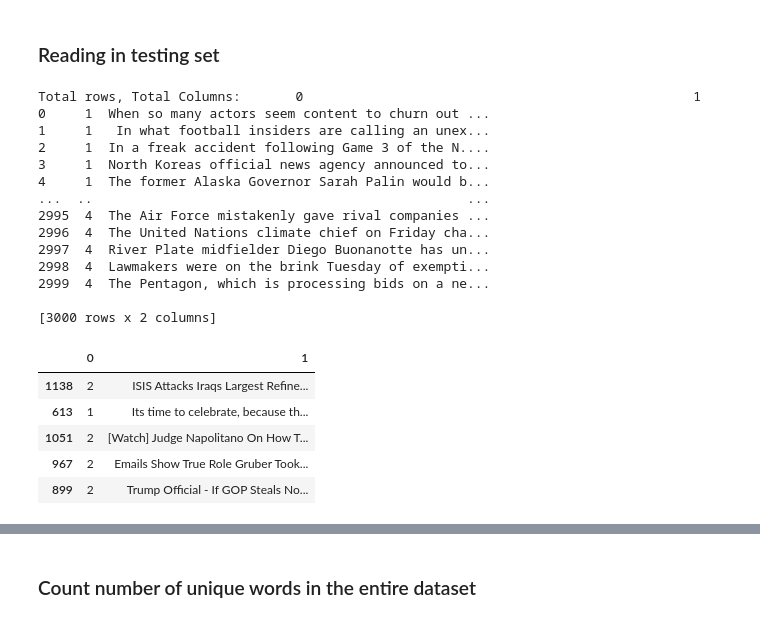
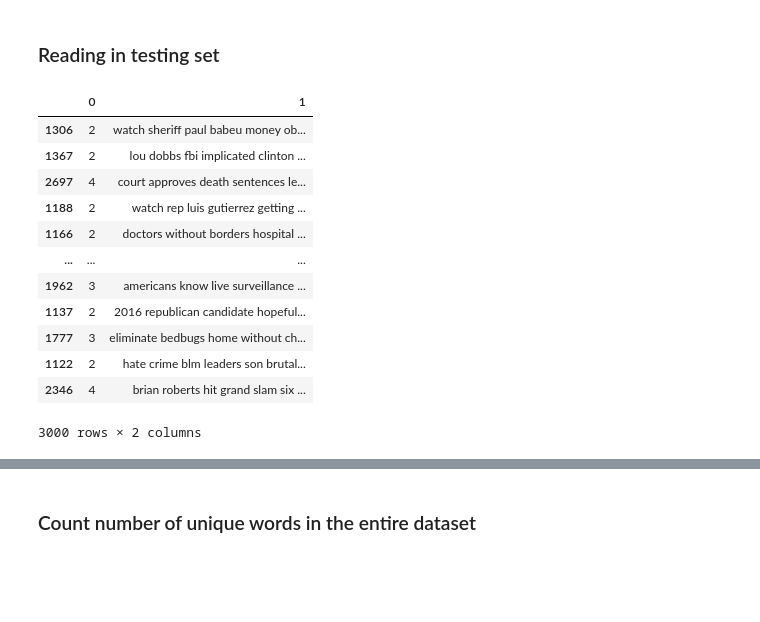
Before and after one commit to dojh111/CS4248-Project---Labelled-Unreliable-News, a Jupyter notebook: LSTM_Evaluation.ipynb, the cells around one changed output, grey strips where cells are left out. Cells and saved outputs as stored; diff of their text form; code cells hidden in the pictures; blank space fills up the shorter version.

```diff
--- a/LSTM_Evaluation.ipynb
+++ b/LSTM_Evaluation.ipynb
@@ -56,33 +56,26 @@ Reliable News: 9995
 Name: 0, dtype: int64
 # %% [markdown]
 ### Reading in testing set
-# %%
-test_df = pd.read_csv(test_path, header=None)
-
-# Samples, number of columns, 0 = labels, column 1 = text
-print('Total rows, Total Columns: ' + str(test_df))
-test_df.sample(5) # Random sample values to see
-# %% [output]
-Total rows, Total Columns:       0                                                  1
-0     1  When so many actors seem content to churn out ...
-1     1   In what football insiders are calling an unex...
-2     1  In a freak accident following Game 3 of the N....
-3     1  North Koreas official news agency announced to...
-4     1  The former Alaska Governor Sarah Palin would b...
-...  ..                                                ...
-2995  4  The Air Force mistakenly gave rival companies ...
-2996  4  The United Nations climate chief on Friday cha...
-2997  4  River Plate midfielder Diego Buonanotte has un...
-2998  4  Lawmakers were on the brink Tuesday of exempti...
-2999  4  The Pentagon, which is processing bids on a ne...
-
-[3000 rows x 2 columns]
-|  | 0 | 1 |
-| 1138 | 2 | ISIS Attacks Iraqs Largest Refine... |
-| 613 | 1 | Its time to celebrate, because th... |
-| 1051 | 2 | [Watch] Judge Napolitano On How T... |
-| 967 | 2 | Emails Show True Role Gruber Took... |
-| 899 | 2 | Trump Official - If GOP Steals No... |
+# %%
+from sklearn.utils import shuffle
+test_df = pd.read_csv(test_path, header=None)
+test_df = shuffle(test_df)
+
+test_df
+# %% [output]
+|  | 0 | 1 |
+| 1306 | 2 | watch sheriff paul babeu money ob... |
+| 1367 | 2 | lou dobbs fbi implicated clinton ... |
+| 2697 | 4 | court approves death sentences le... |
+| 1188 | 2 | watch rep luis gutierrez getting ... |
+| 1166 | 2 | doctors without borders hospital ... |
+| ... | ... | ... |
+| 1962 | 3 | americans know live surveillance ... |
+| 1137 | 2 | 2016 republican candidate hopeful... |
+| 1777 | 3 | eliminate bedbugs home without ch... |
+| 1122 | 2 | hate crime blm leaders son brutal... |
+| 2346 | 4 | brian roberts hit grand slam six ... |
+3000 rows × 2 columns
 # %%
 # Get number of labels for each task
 classes = ['Satire', 'Hoax', 'Propaganda', 'Reliable News']
```
Also changed, not shown: parts of 13 cells of this notebook, 2 other files.
